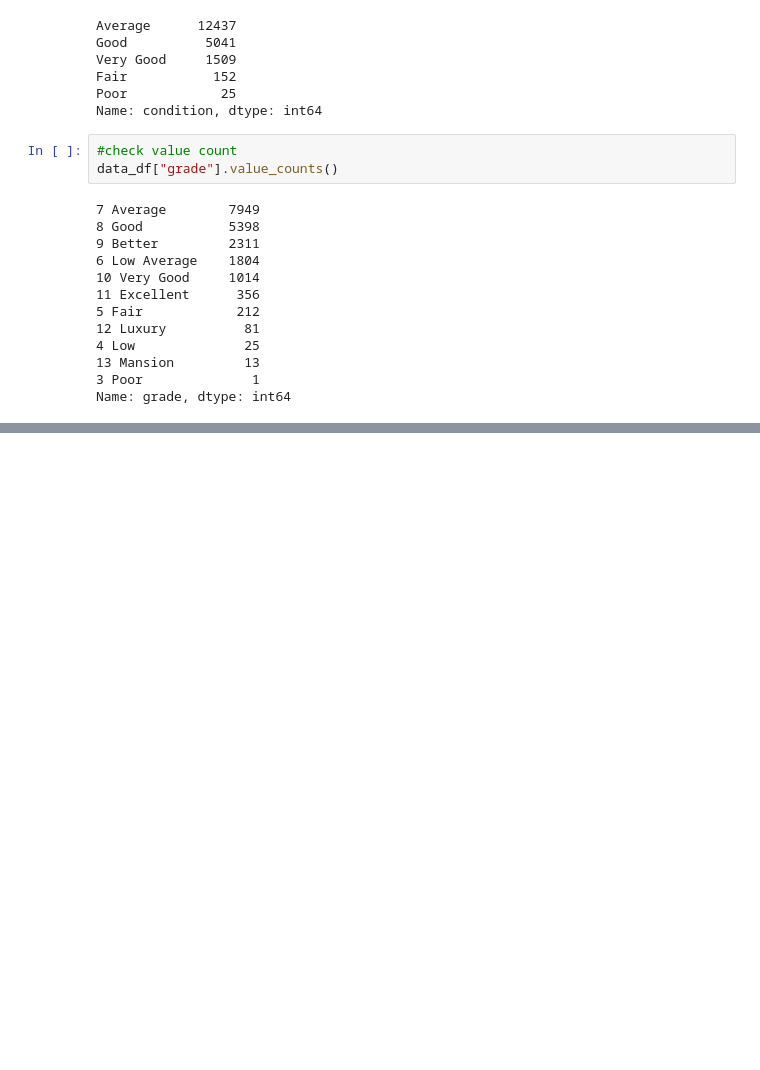
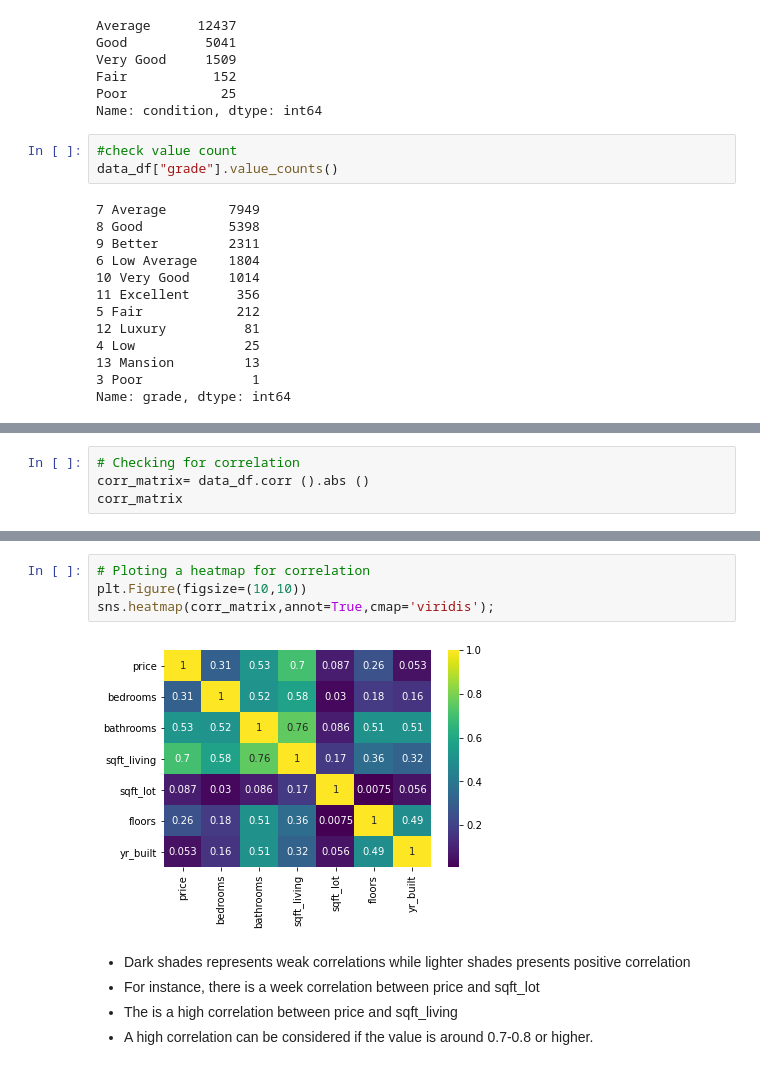
Before and after one commit to juliet-2013/REALESTATEPROJECT-8, a Jupyter notebook: student.ipynb, the cells around one changed output, grey strips where cells are left out. Drawn from its saved outputs; the diff is of its cells as text; blank space fills up the shorter version.

```diff
--- a/student.ipynb
+++ b/student.ipynb
@@ -301,0 +322,4 @@ Name: grade, dtype: int64
+# %%
+# Checking for correlation
+corr_matrix= data_df.corr ().abs ()
+corr_matrix
@@ -301,0 +335,11 @@ Name: grade, dtype: int64
+# %%
+# Ploting a heatmap for correlation
+plt.Figure(figsize=(10,10))
+sns.heatmap(corr_matrix,annot=True,cmap='viridis');
+# %% [output]
+[figure, added]
+# %% [markdown]
+* Dark shades represents weak correlations while lighter shades presents positive correlation
+* For instance, there is a week correlation between price and sqft_lot
+* The is a high correlation between price and sqft_living
+* A high correlation can be considered if the value is around 0.7-0.8 or higher.
```
Also changed, not shown: parts of 28 cells of this notebook.
